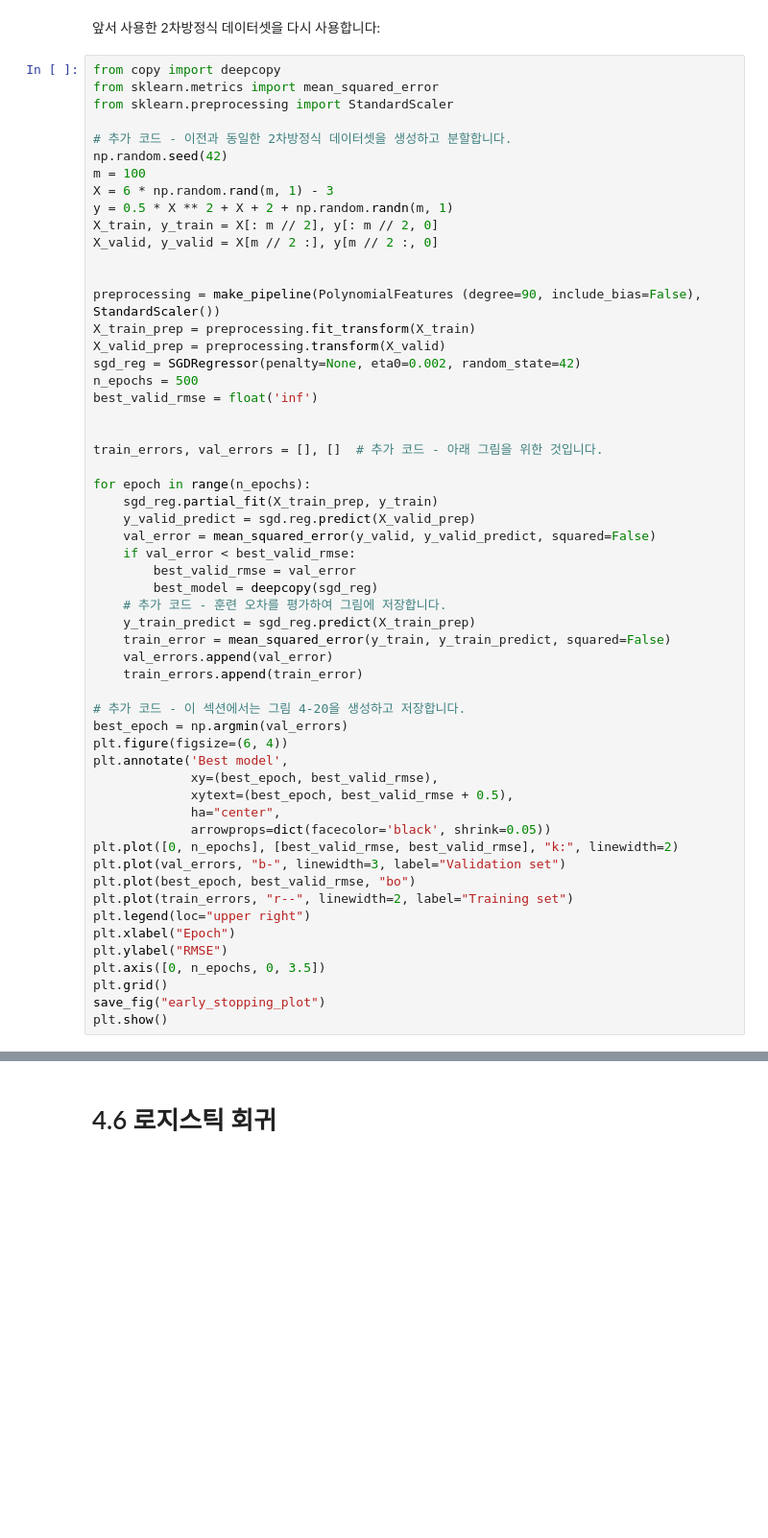
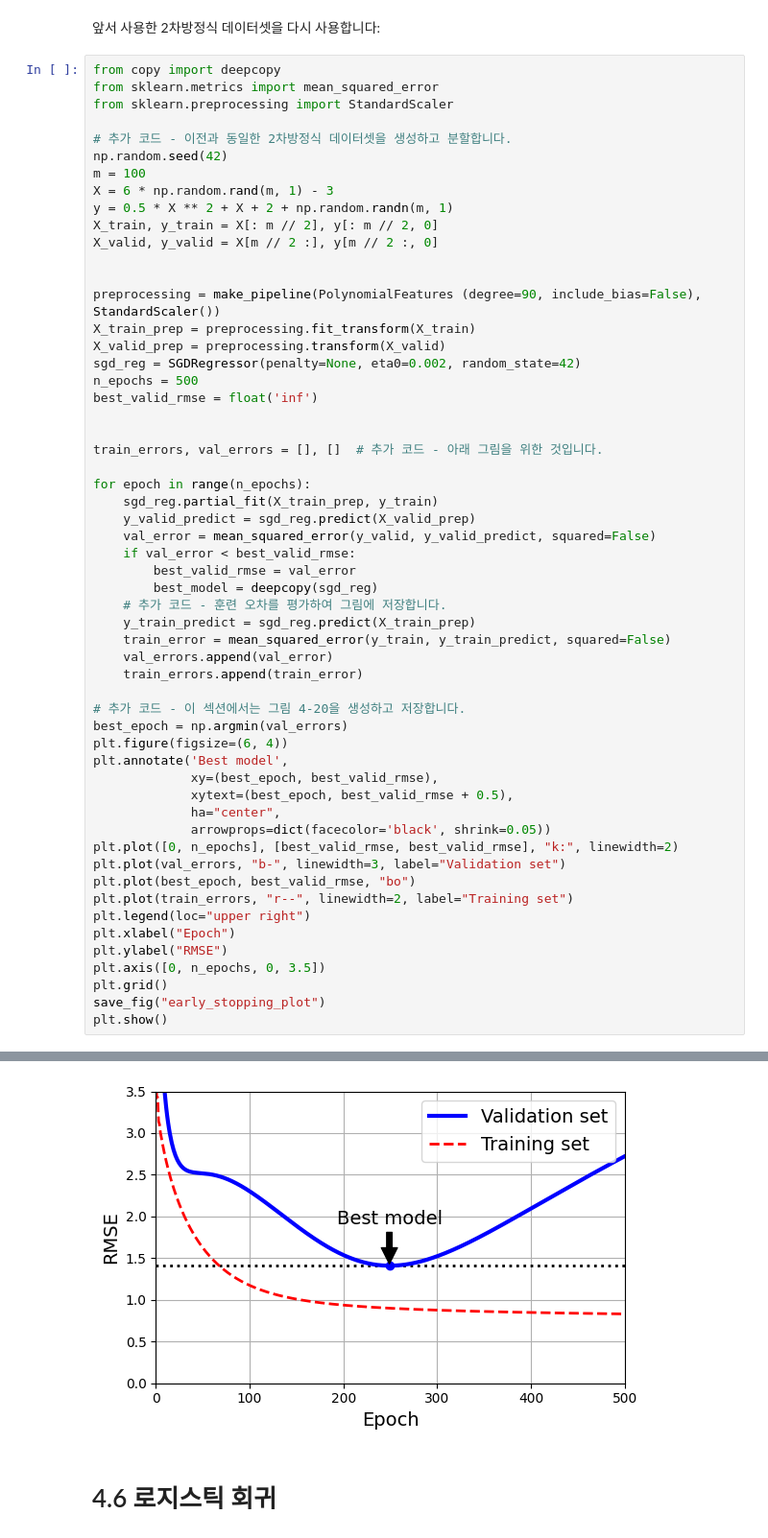
Before and after one commit to aaronkr-classroom/6-model-training-pm-taeden211, a Jupyter notebook: 04_training_linear_models.ipynb, the cells around one changed output, grey strips where cells are left out. Shown at 96% size. Saved outputs shown, nothing was run; the diff lists cells and outputs as text; blank space fills up the shorter version.

```diff
--- a/04_training_linear_models.ipynb
+++ b/04_training_linear_models.ipynb
@@ -718,7 +718,7 @@ train_errors, val_errors = [], []  # 추가 코드 - 아래 그림을 위한 것
 
 for epoch in range(n_epochs):
     sgd_reg.partial_fit(X_train_prep, y_train)
-    y_valid_predict = sgd.reg.predict(X_valid_prep)
+    y_valid_predict = sgd_reg.predict(X_valid_prep)
     val_error = mean_squared_error(y_valid, y_valid_predict, squared=False)
     if val_error < best_valid_rmse:
         best_valid_rmse = val_error
@@ -753,3 +752,4 @@ NameError: name 'sgd' is not defined
+[figure, added]
 # %% [markdown]
 # 4.6 로지스틱 회귀
 # %% [markdown]
```
Also changed, not shown: parts of 19 cells of this notebook.
